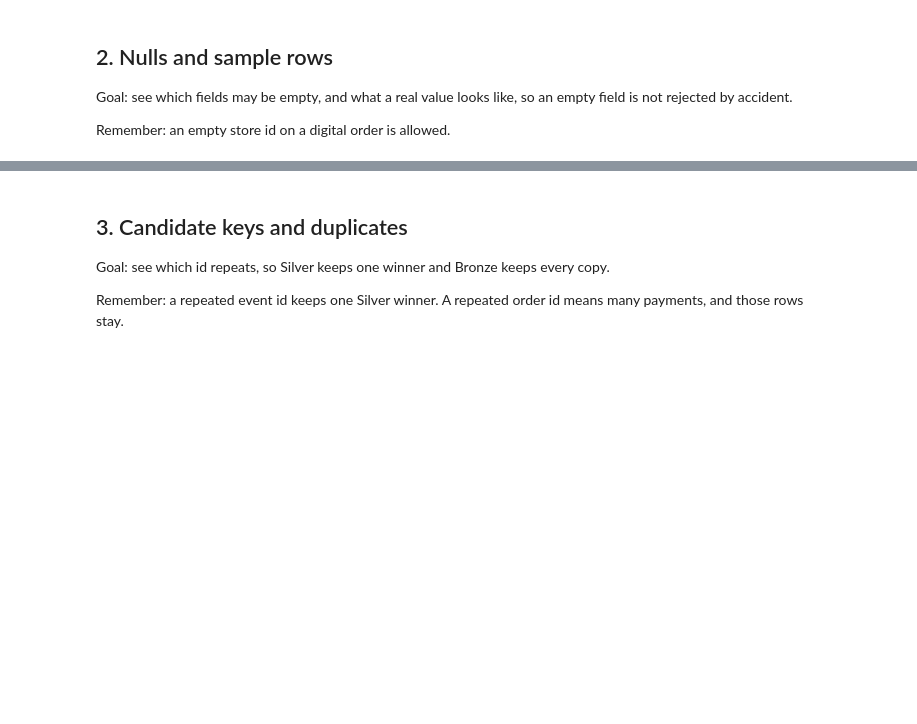
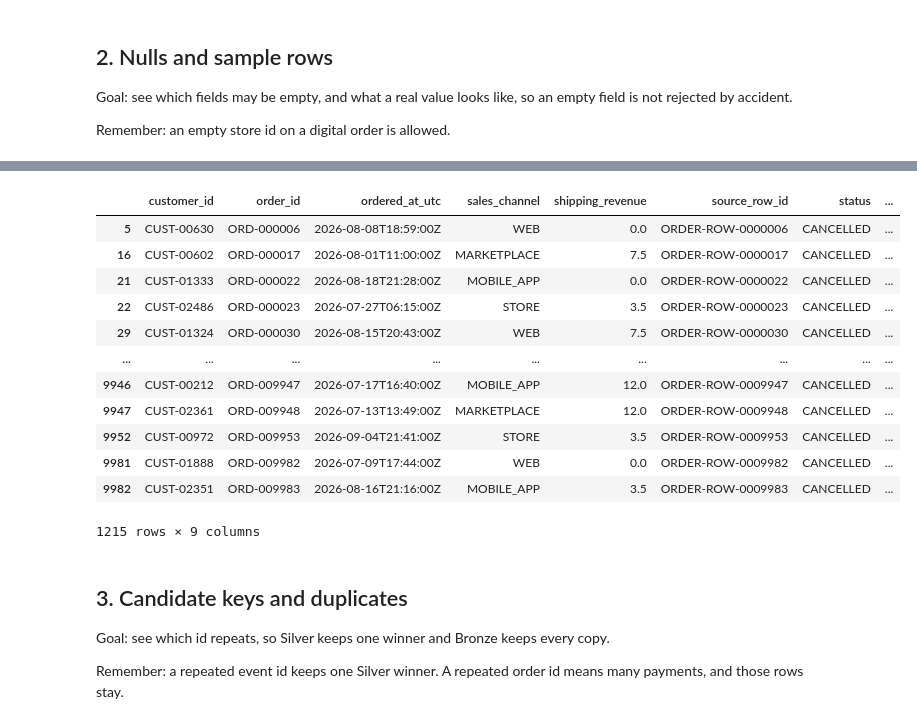
Before and after one commit to haniialfiyyaah/omnichannel-retail-analytics, a Jupyter notebook: notebooks/01_explore_raw.ipynb, the cells around one changed output, grey strips where cells are left out. Cells and saved outputs as stored; diff of their text form; code cells hidden in the pictures; blank space fills up the shorter version.

```diff
--- a/notebooks/01_explore_raw.ipynb
+++ b/notebooks/01_explore_raw.ipynb
@@ -165,3 +210,20 @@ for name, frame in frames.items():
+# %%
+cancelled_orders = frames["operational/orders.json"][frames["operational/orders.json"]["status"] == "CANCELLED"]
+display(cancelled_orders)
+# %% [output]
+|  | customer_id | order_id | ordered_at_utc | sales_channel | shipping_revenue | source_row_id | status | ... |
+| 5 | CUST-00630 | ORD-000006 | 2026-08-08T18:59:00Z | WEB | 0.0 | ORDER-ROW-0000006 | CANCELLED | ... |
+| 16 | CUST-00602 | ORD-000017 | 2026-08-01T11:00:00Z | MARKETPLACE | 7.5 | ORDER-ROW-0000017 | CANCELLED | ... |
+| 21 | CUST-01333 | ORD-000022 | 2026-08-18T21:28:00Z | MOBILE_APP | 0.0 | ORDER-ROW-0000022 | CANCELLED | ... |
+| 22 | CUST-02486 | ORD-000023 | 2026-07-27T06:15:00Z | STORE | 3.5 | ORDER-ROW-0000023 | CANCELLED | ... |
+| 29 | CUST-01324 | ORD-000030 | 2026-08-15T20:43:00Z | WEB | 7.5 | ORDER-ROW-0000030 | CANCELLED | ... |
+| ... | ... | ... | ... | ... | ... | ... | ... | ... |
+| 9946 | CUST-00212 | ORD-009947 | 2026-07-17T16:40:00Z | MOBILE_APP | 12.0 | ORDER-ROW-0009947 | CANCELLED | ... |
+| 9947 | CUST-02361 | ORD-009948 | 2026-07-13T13:49:00Z | MARKETPLACE | 12.0 | ORDER-ROW-0009948 | CANCELLED | ... |
+| 9952 | CUST-00972 | ORD-009953 | 2026-09-04T21:41:00Z | STORE | 3.5 | ORDER-ROW-0009953 | CANCELLED | ... |
+| 9981 | CUST-01888 | ORD-009982 | 2026-07-09T17:44:00Z | WEB | 0.0 | ORDER-ROW-0009982 | CANCELLED | ... |
+| 9982 | CUST-02351 | ORD-009983 | 2026-08-16T21:16:00Z | MOBILE_APP | 3.5 | ORDER-ROW-0009983 | CANCELLED | ... |
+1215 rows × 9 columns
 # %% [markdown]
 ## 3. Candidate keys and duplicates
 
```
Also changed, not shown: parts of 5 cells of this notebook.
